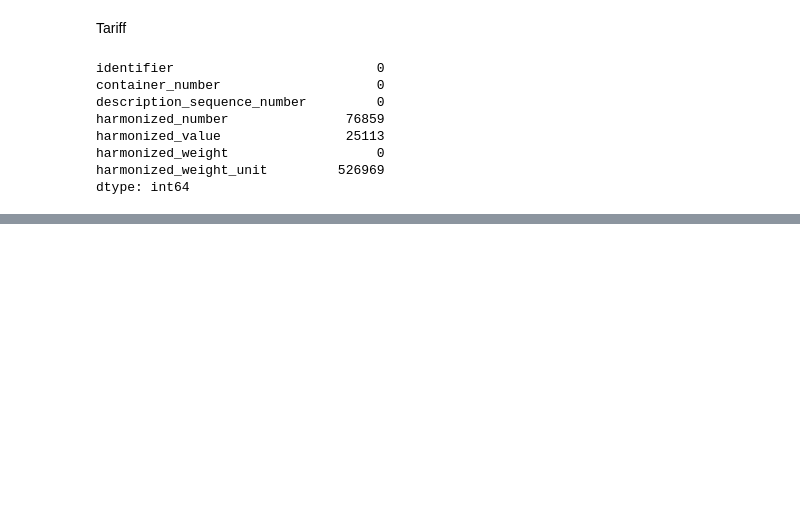
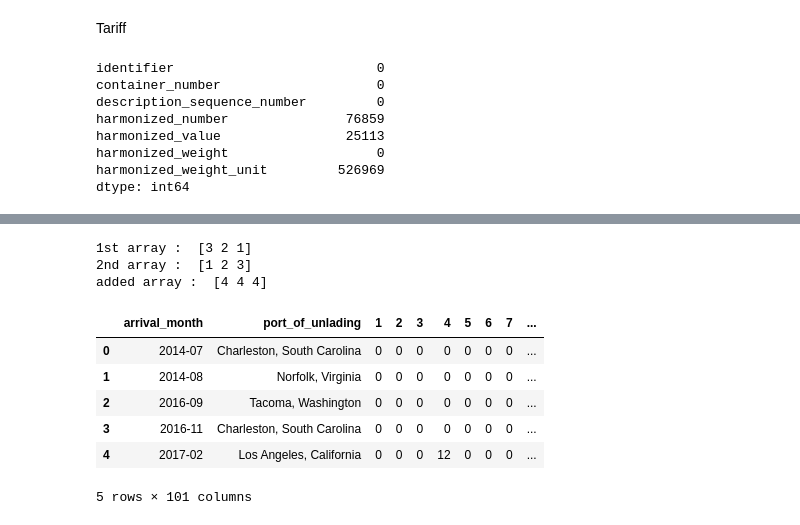
Before and after one commit to williamdoesdev/basicdataprocessing, a Jupyter notebook: analysis.ipynb, the cells around one changed output, grey strips where cells are left out. Saved outputs shown, nothing was run; the diff lists cells and outputs as text; code cells hidden in the pictures; blank space fills up the shorter version.

```diff
--- a/analysis.ipynb
+++ b/analysis.ipynb
@@ -260,0 +314,25 @@ TypeError: cannot concatenate object of type '<class 'str'>'; only Series and Da
+# %%
+arr1 = np.array([3, 2, 1])
+arr2 = np.array([1, 2, 3])
+
+print ("1st array : ", arr1)
+print ("2nd array : ", arr2)
+
+out_arr = np.add(arr1, arr2)
+print ("added array : ", out_arr)
+# %% [output]
+1st array :  [3 2 1]
+2nd array :  [1 2 3]
+added array :  [4 4 4]
+# %%
+df = pd.read_csv('datalake/layer=gold/table=hs_by_unlading/hs_by_unlading.csv')
+
+df.head()
+# %% [output]
+|  | arrival_month | port_of_unlading | 1 | 2 | 3 | 4 | 5 | 6 | 7 | ... |
+| 0 | 2014-07 | Charleston, South Carolina | 0 | 0 | 0 | 0 | 0 | 0 | 0 | ... |
+| 1 | 2014-08 | Norfolk, Virginia | 0 | 0 | 0 | 0 | 0 | 0 | 0 | ... |
+| 2 | 2016-09 | Tacoma, Washington | 0 | 0 | 0 | 0 | 0 | 0 | 0 | ... |
+| 3 | 2016-11 | Charleston, South Carolina | 0 | 0 | 0 | 0 | 0 | 0 | 0 | ... |
+| 4 | 2017-02 | Los Angeles, California | 0 | 0 | 0 | 12 | 0 | 0 | 0 | ... |
+5 rows × 101 columns
```
Also changed, not shown: parts of 6 cells of this notebook, 2 other files.
